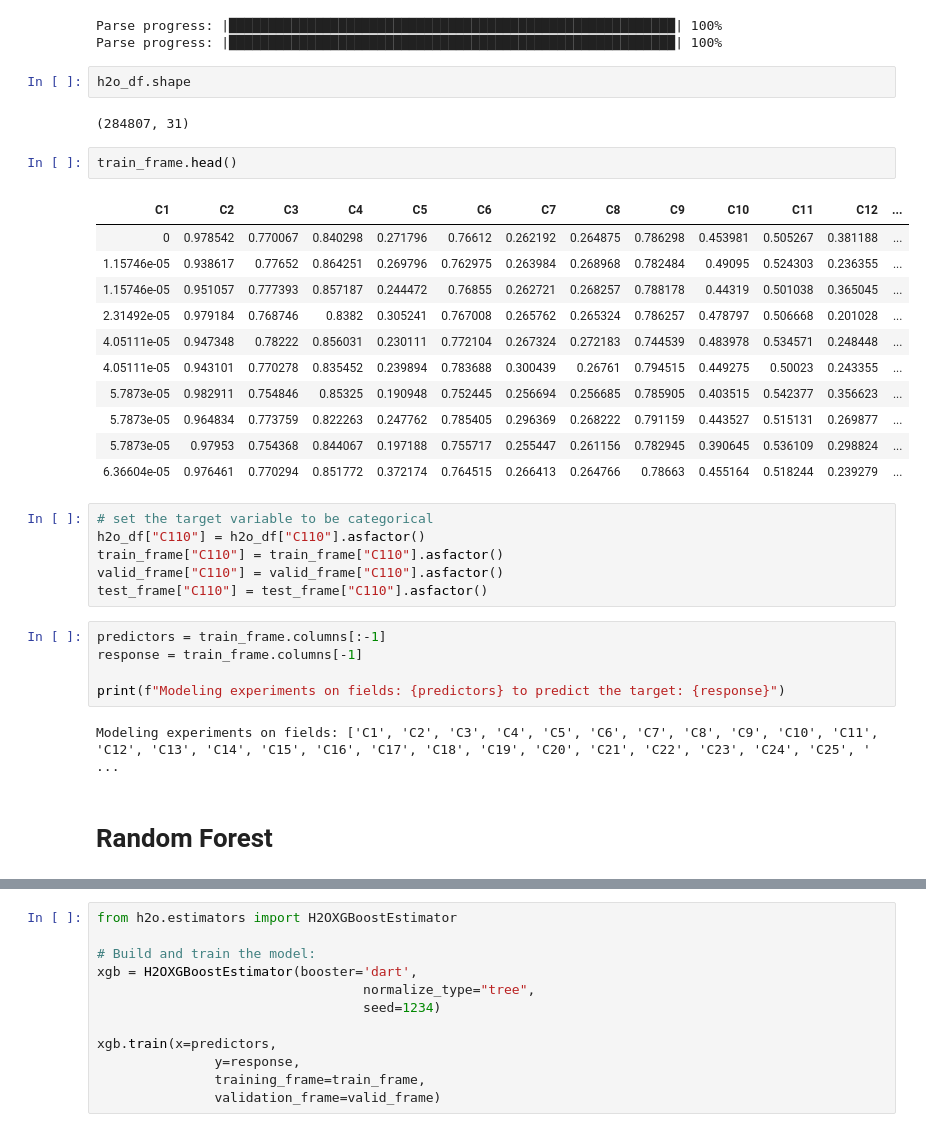
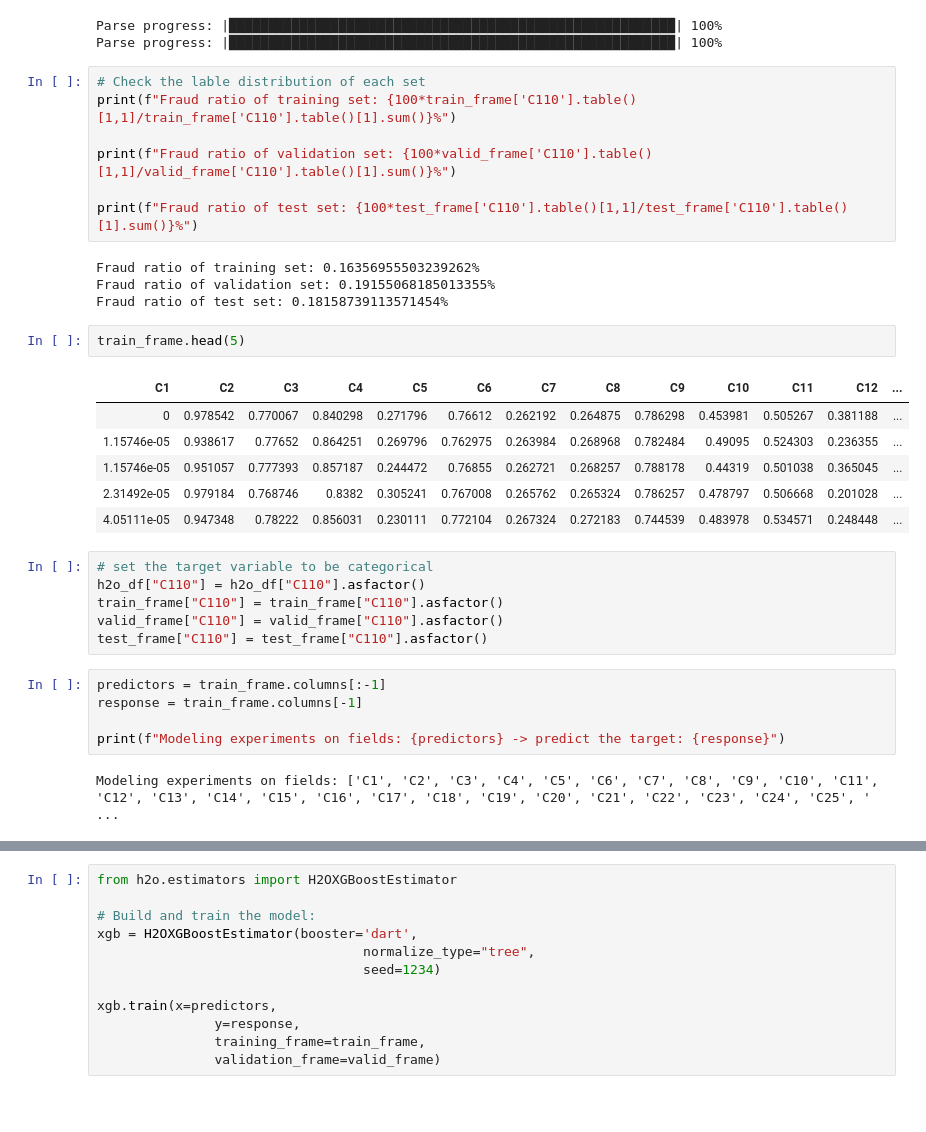
Before and after one commit to Realvincentyuan/Machine_Learning_Lab, a Jupyter notebook: creditcard-fraud-prediction.ipynb, the cells around one changed output, grey strips where cells are left out. Cells and saved outputs as stored; diff of their text form; blank space fills up the shorter version.

Commit message:
Kaggle Notebook | credit_card_fraud_prediction | Version 5

```diff
--- a/creditcard-fraud-prediction.ipynb
+++ b/creditcard-fraud-prediction.ipynb
@@ -197,24 +198,26 @@ train_frame, valid_frame, test_frame = h2o_df.split_frame(
 # %% [output]
 Parse progress: |█████████████████████████████████████████████████████████| 100%
 Parse progress: |█████████████████████████████████████████████████████████| 100%
-# %%
-h2o_df.shape
-# %% [output]
-(284807, 31)
+# %%
+# Check the lable distribution of each set
+print(f"Fraud ratio of training set: {100*train_frame['C110'].table()[1,1]/train_frame['C110'].table()[1].sum()}%")
+
+print(f"Fraud ratio of validation set: {100*valid_frame['C110'].table()[1,1]/valid_frame['C110'].table()[1].sum()}%")
+
+print(f"Fraud ratio of test set: {100*test_frame['C110'].table()[1,1]/test_frame['C110'].table()[1].sum()}%")
+# %% [output]
+Fraud ratio of training set: 0.16356955503239262%
+Fraud ratio of validation set: 0.19155068185013355%
+Fraud ratio of test set: 0.18158739113571454%
 # %%
-train_frame.head()
+train_frame.head(5)
 # %% [output]
 | C1 | C2 | C3 | C4 | C5 | C6 | C7 | C8 | C9 | C10 | C11 | C12 | ... |
 | 0 | 0.978542 | 0.770067 | 0.840298 | 0.271796 | 0.76612 | 0.262192 | 0.264875 | 0.786298 | 0.453981 | 0.505267 | 0.381188 | ... |
 | 1.15746e-05 | 0.938617 | 0.77652 | 0.864251 | 0.269796 | 0.762975 | 0.263984 | 0.268968 | 0.782484 | 0.49095 | 0.524303 | 0.236355 | ... |
 | 1.15746e-05 | 0.951057 | 0.777393 | 0.857187 | 0.244472 | 0.76855 | 0.262721 | 0.268257 | 0.788178 | 0.44319 | 0.501038 | 0.365045 | ... |
 | 2.31492e-05 | 0.979184 | 0.768746 | 0.8382 | 0.305241 | 0.767008 | 0.265762 | 0.265324 | 0.786257 | 0.478797 | 0.506668 | 0.201028 | ... |
 | 4.05111e-05 | 0.947348 | 0.78222 | 0.856031 | 0.230111 | 0.772104 | 0.267324 | 0.272183 | 0.744539 | 0.483978 | 0.534571 | 0.248448 | ... |
-| 4.05111e-05 | 0.943101 | 0.770278 | 0.835452 | 0.239894 | 0.783688 | 0.300439 | 0.26761 | 0.794515 | 0.449275 | 0.50023 | 0.243355 | ... |
-| 5.7873e-05 | 0.982911 | 0.754846 | 0.85325 | 0.190948 | 0.752445 | 0.256694 | 0.256685 | 0.785905 | 0.403515 | 0.542377 | 0.356623 | ... |
-| 5.7873e-05 | 0.964834 | 0.773759 | 0.822263 | 0.247762 | 0.785405 | 0.296369 | 0.268222 | 0.791159 | 0.443527 | 0.515131 | 0.269877 | ... |
-| 5.7873e-05 | 0.97953 | 0.754368 | 0.844067 | 0.197188 | 0.755717 | 0.255447 | 0.261156 | 0.782945 | 0.390645 | 0.536109 | 0.298824 | ... |
-| 6.36604e-05 | 0.976461 | 0.770294 | 0.851772 | 0.372174 | 0.764515 | 0.266413 | 0.264766 | 0.78663 | 0.455164 | 0.518244 | 0.239279 | ... |
 # %%
 # set the target variable to be categorical
 h2o_df["C110"] = h2o_df["C110"].asfactor()
@@ -225,8 +228,6 @@ test_frame["C110"] = test_frame["C110"].asfactor()
 predictors = train_frame.columns[:-1]
 response = train_frame.columns[-1]
 
-print(f"Modeling experiments on fields: {predictors} to predict the target: {response}")
+print(f"Modeling experiments on fields: {predictors} -> predict the target: {response}")
 # %% [output]
 Modeling experiments on fields: ['C1', 'C2', 'C3', 'C4', 'C5', 'C6', 'C7', 'C8', 'C9', 'C10', 'C11', 'C12', 'C13', 'C14', 'C15', 'C16', 'C17', 'C18', 'C19', 'C20', 'C21', 'C22', 'C23', 'C24', 'C25', ' ...
-# %% [markdown]
-# Random Forest
```
Also changed, not shown: parts of 76 cells of this notebook.
